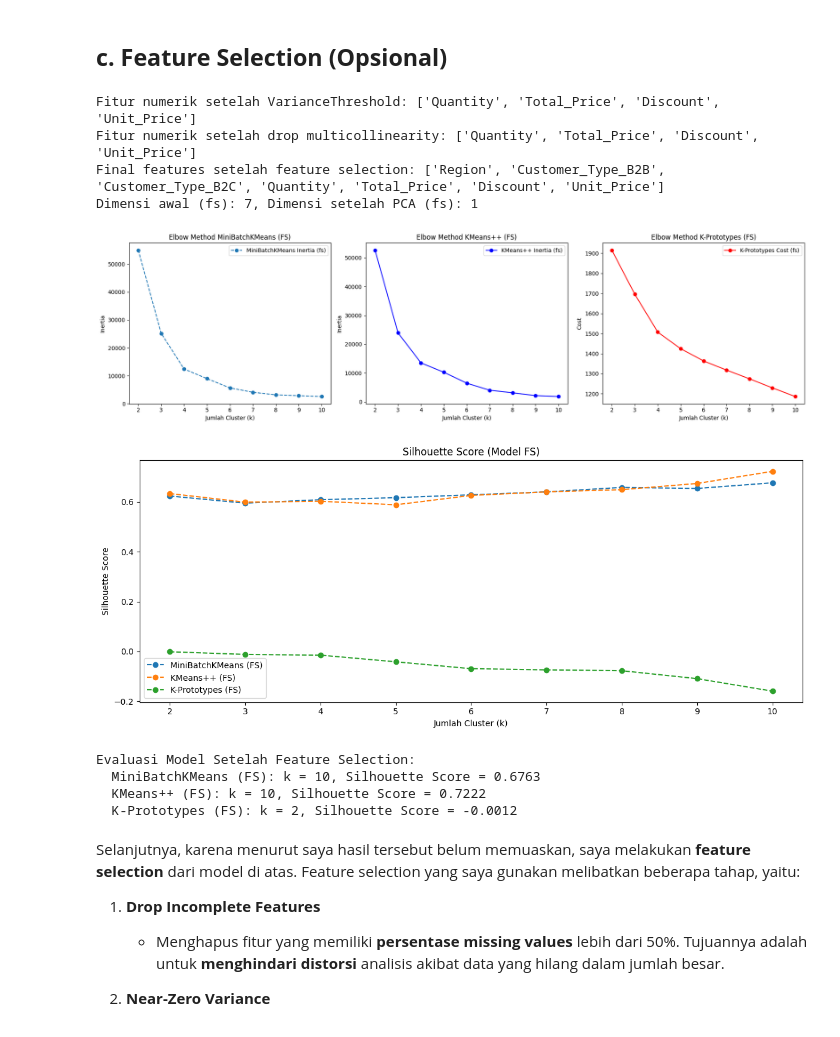
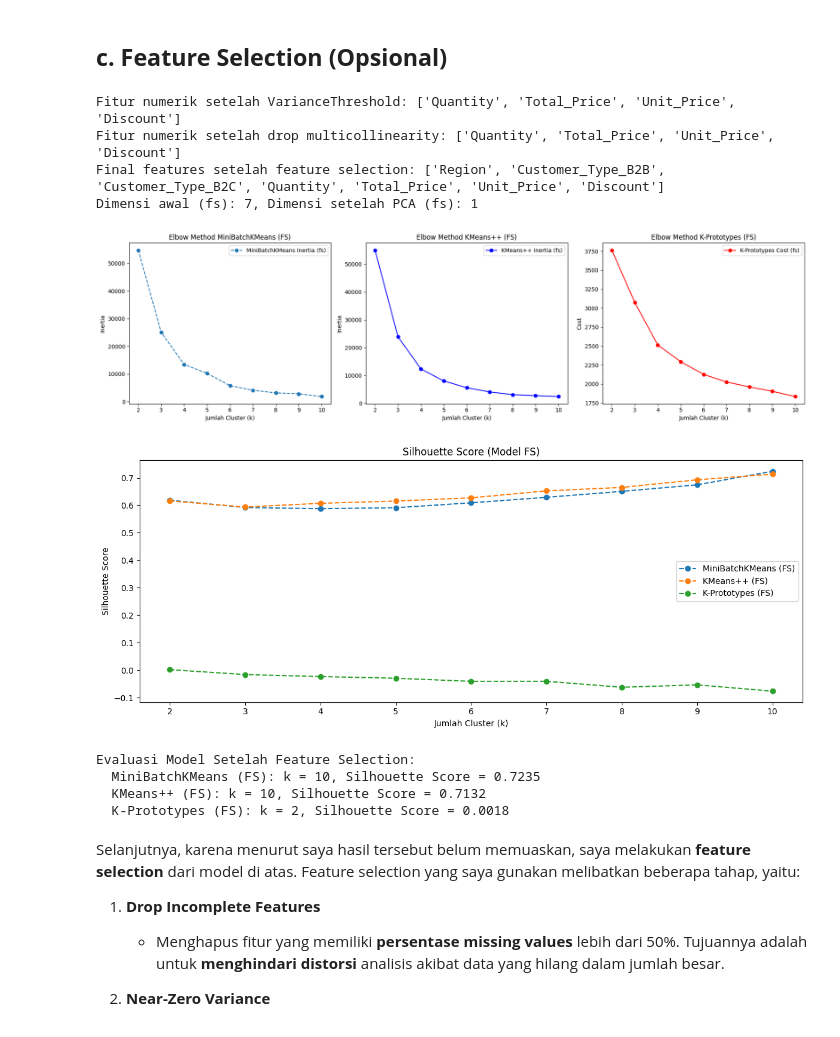
Before and after one commit to audynr/Bevarege_Dataset, a Jupyter notebook: [Clustering]_Submission_Akhir_BMLP_Audy_Nadira_Ramadanti.ipynb, the cells around one changed output. Cells and saved outputs as stored; diff of their text form; code cells hidden in the pictures.

```diff
--- a/[Clustering]_Submission_Akhir_BMLP_Audy_Nadira_Ramadanti.ipynb
+++ b/[Clustering]_Submission_Akhir_BMLP_Audy_Nadira_Ramadanti.ipynb
@@ -350,6 +350,4 @@ Selain itu, kita bisa melihatnya langsung dari boxplot pada grafik “After Outl
 # Di sini, hanya Region yang diubah ke label encoding karena banyak nilai unik.
 le = LabelEncoder()
 data['Region'] = le.fit_transform(data['Region'])
-data['Customer_ID'] = le.fit_transform(data['Customer_ID'])
-data['Order_ID'] = le.fit_transform(data['Order_ID'])
 # %% [markdown]
@@ -427,0 +402,2 @@ Setelah proses agregasi, data sudah dalam format yang lebih ringkas dan siap unt
+# %%
+data.drop(columns=['Customer_ID', 'Order_ID'],inplace=True)
@@ -428,13 +406,13 @@ Setelah proses agregasi, data sudah dalam format yang lebih ringkas dan siap unt
 # %%
 scaler = MinMaxScaler()
 columns_to_normalize = ['Unit_Price', 'Total_Price', 'Quantity', 'Discount']
-aggregated[columns_to_normalize] = scaler.fit_transform(aggregated[columns_to_normalize])
+data[columns_to_normalize] = scaler.fit_transform(data[columns_to_normalize])
 
 # Plot histogram
 plt.figure(figsize=(12, 8))
 for i, col in enumerate(columns_to_normalize, 1):
     plt.subplot(2, 2, i)
-    sns.histplot(aggregated[col], bins=10, kde=True, color='skyblue')
+    sns.histplot(data[col], bins=10, kde=True, color='skyblue')
     plt.title(f'Histogram of {col}')
     plt.xlabel(col)
     plt.ylabel('Frequency')
@@ -464,7 +442,7 @@ features = [
 
 # Ambil sampel data (misalnya 10.000 baris)
 sample_size = 10_000
-aggregated_sample_full = aggregated.sample(n=sample_size, random_state=42).copy()
+aggregated_sample_full = data.sample(n=sample_size, random_state=42).copy()
 
 # Konversi data ke tipe float32
 X_full = aggregated_sample_full[features].astype(np.float32)
@@ -667,7 +645,7 @@ Dengan demikian, pemilihan jumlah cluster terbaik sebaiknya tidak hanya mengacu
 
 # Ambil sampel data (misalnya 10.000 baris)
 sample_size_fs = 10_000
-aggregated_sample_fs = aggregated.sample(n=sample_size_fs, random_state=42).copy()
+aggregated_sample_fs = data.sample(n=sample_size_fs, random_state=42).copy()
 
 # 1. Drop Incomplete Features: Hapus fitur dengan >50% missing values
 missing_threshold = 0.5
@@ -808,42 +786,42 @@ kmeans_sil_scores_fs = [
     silhouette_score(X_pca_fs, kmeans_labels_fs[k]) if len(set(kmeans_labels_fs[k])) > 1 else -1
     for k in k_range_fs
 ]
 kproto_sil_scores_fs = [
     silhouette_score(X_pca_fs, kproto_labels_fs[k]) if len(set(kproto_labels_fs[k])) > 1 else -1
     for k in kproto_range_fs
 ]
 
 # Plot semua skor silhouette pada satu grafik
 plt.plot(k_range_fs, mbk_sil_scores_fs, marker='o', linestyle='--', label='MiniBatchKMeans (FS)')
 plt.plot(k_range_fs, kmeans_sil_scores_fs, marker='o', linestyle='--', label='KMeans++ (FS)')
 plt.plot(k_range_fs, kproto_sil_scores_fs, marker='o', linestyle='--', label='K-Prototypes (FS)')
 plt.xlabel("Jumlah Cluster (k)")
 plt.ylabel("Silhouette Score")
 plt.title("Silhouette Score (Model FS)")
 plt.legend()
 plt.tight_layout()
 plt.show()
 
 # Evaluasi: Tampilkan k terbaik untuk masing-masing model (hasil feature selection)
 best_k_mbk_fs = k_range_fs[np.argmax(mbk_sil_scores_fs)]
 best_k_kmeans_fs = k_range_fs[np.argmax(kmeans_sil_scores_fs)]
 best_k_kproto_fs = k_range_fs[np.argmax(kproto_sil_scores_fs)]
 
 print("\nEvaluasi Model Setelah Feature Selection:")
 print(f"  MiniBatchKMeans (FS): k = {best_k_mbk_fs}, Silhouette Score = {max(mbk_sil_scores_fs):.4f}")
 print(f"  KMeans++ (FS): k = {best_k_kmeans_fs}, Silhouette Score = {max(kmeans_sil_scores_fs):.4f}")
 print(f"  K-Prototypes (FS): k = {best_k_kproto_fs}, Silhouette Score = {max(kproto_sil_scores_fs):.4f}")
 # %% [output]
-Fitur numerik setelah VarianceThreshold: ['Quantity', 'Total_Price', 'Discount', 'Unit_Price']
-Fitur numerik setelah drop multicollinearity: ['Quantity', 'Total_Price', 'Discount', 'Unit_Price']
-Final features setelah feature selection: ['Region', 'Customer_Type_B2B', 'Customer_Type_B2C', 'Quantity', 'Total_Price', 'Discount', 'Unit_Price']
+Fitur numerik setelah VarianceThreshold: ['Quantity', 'Total_Price', 'Unit_Price', 'Discount']
+Fitur numerik setelah drop multicollinearity: ['Quantity', 'Total_Price', 'Unit_Price', 'Discount']
+Final features setelah feature selection: ['Region', 'Customer_Type_B2B', 'Customer_Type_B2C', 'Quantity', 'Total_Price', 'Unit_Price', 'Discount']
 Dimensi awal (fs): 7, Dimensi setelah PCA (fs): 1
-[figure, old version]
+[figure, new version]
-[figure, old version]
+[figure, new version]
 Evaluasi Model Setelah Feature Selection:
-  MiniBatchKMeans (FS): k = 10, Silhouette Score = 0.6763
-  KMeans++ (FS): k = 10, Silhouette Score = 0.7222
-  K-Prototypes (FS): k = 2, Silhouette Score = -0.0012
+  MiniBatchKMeans (FS): k = 10, Silhouette Score = 0.7235
+  KMeans++ (FS): k = 10, Silhouette Score = 0.7132
+  K-Prototypes (FS): k = 2, Silhouette Score = 0.0018
 # %% [markdown]
 Selanjutnya, karena menurut saya hasil tersebut belum memuaskan, saya melakukan **feature selection** dari model di atas. Feature selection yang saya gunakan melibatkan beberapa tahap, yaitu:
 
```
Also changed, not shown: parts of 16 cells of this notebook, 2 other files.
